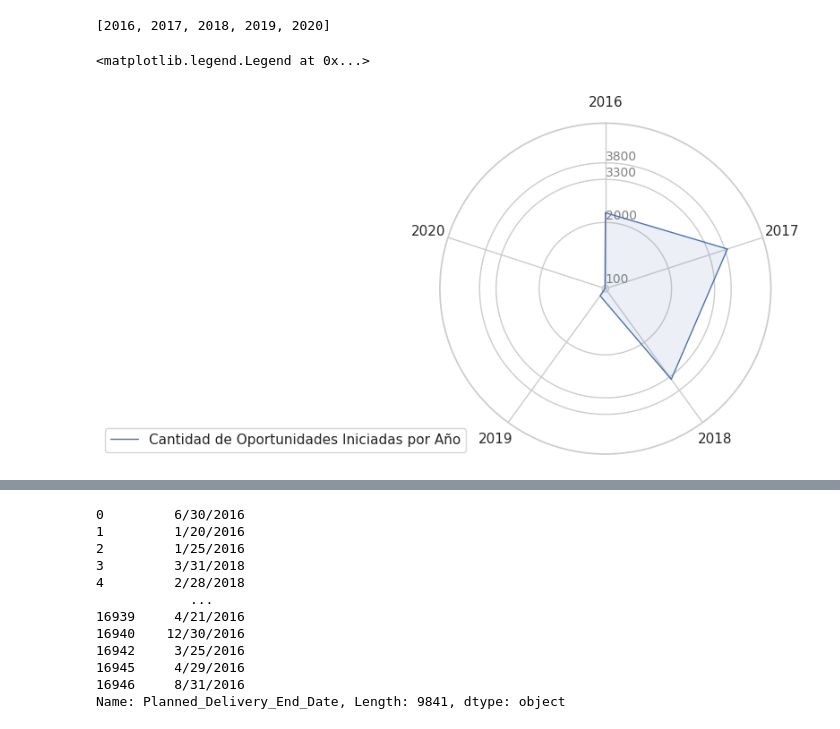
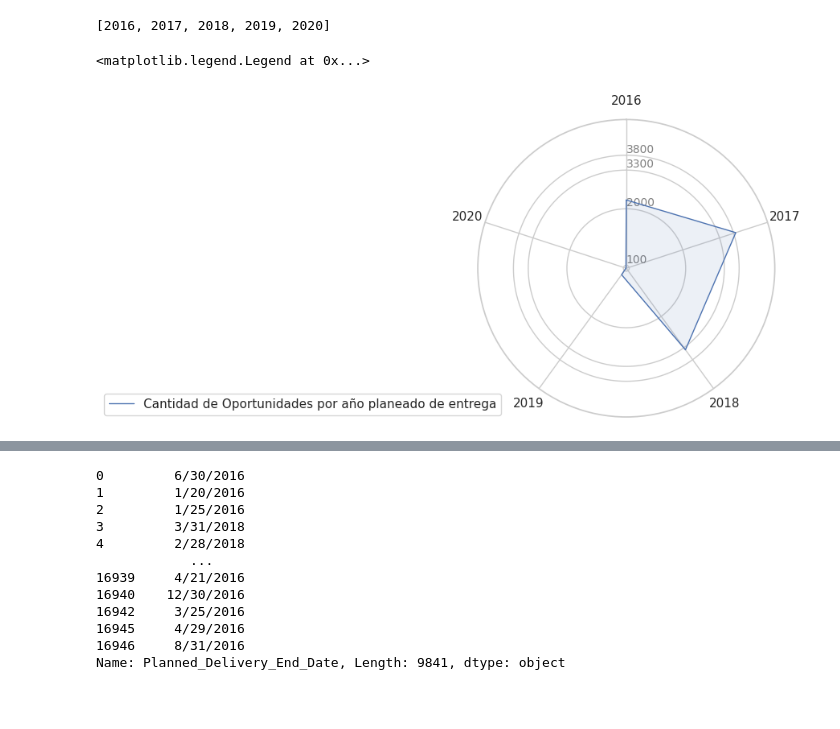
Before and after one commit to germanbc/Organizacion-de-Datos-2c2020-TP1, a Jupyter notebook: TP1-Sofia.ipynb, the cells around one changed output, grey strips where cells are left out. Saved outputs shown, nothing was run; the diff lists cells and outputs as text; code cells hidden in the pictures; blank space fills up the shorter version.

```diff
--- a/TP1-Sofia.ipynb
+++ b/TP1-Sofia.ipynb
@@ -562,35 +562,35 @@ N = len(categories)
 
 from math import pi
 angles = [n / float(N) * 2 * pi for n in range(N)]
 angles += angles[:1]
 
 # Initialise the spider plot
 ax = plt.subplot(111, polar=True)
 
 # If you want the first axis to be on top:
 ax.set_theta_offset(pi / 2)
 ax.set_theta_direction(-1)
 
 # Draw one axe per variable + add labels labels yet
 plt.xticks(angles[:-1], categories)
 
 
 # Draw ylabels
 ax.set_rlabel_position(0)
 plt.yticks([3800,3300,2000, 100], ["3800","3300","2000","100","5000"], color="grey", size=10)
 plt.ylim(0,5000)
 
 values2 = list(opportunities.groupby('Delivery_Year')['Opportunity_ID'].count())
 values2 += values2[:1]
 
-ax.plot(angles, values2, linewidth=1, linestyle='solid', label="Cantidad de Oportunidades Iniciadas por Año")
+ax.plot(angles, values2, linewidth=1, linestyle='solid', label="Cantidad de Oportunidades por año planeado de entrega")
 ax.fill(angles, values2, 'b', alpha=0.1)
 
 
 plt.legend(loc='upper right', bbox_to_anchor=(0.1, 0.1))
 # %% [output]
 <matplotlib.legend.Legend at 0x...>
-[figure, old version]
+[figure, new version]
 # %%
 opportunities['Planned_Delivery_End_Date'].value_counts()
 # %% [output]
```
Also changed, not shown: parts of 16 cells of this notebook.
